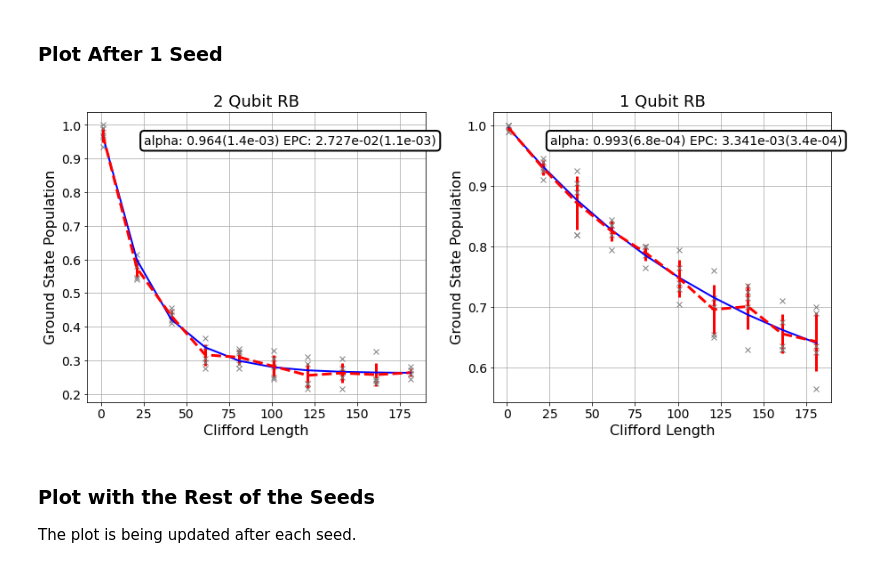
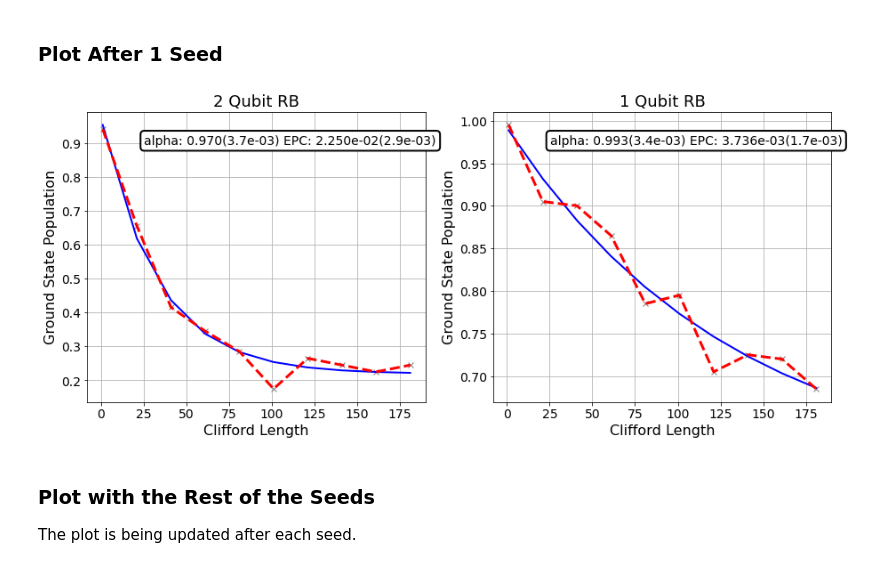
Before and after one commit to qiskit-community/qiskit-ignis, a Jupyter notebook: qiskit/ignis/verification/randomized_benchmarking/experiments/randomized_benchmarking.ipynb, the cells around one changed output. Cells and saved outputs as stored; diff of their text form; code cells hidden in the pictures.

```diff
--- a/qiskit/ignis/verification/randomized_benchmarking/experiments/randomized_benchmarking.ipynb
+++ b/qiskit/ignis/verification/randomized_benchmarking/experiments/randomized_benchmarking.ipynb
@@ -56,8 +56,8 @@ length_multiplier = [1,3]
 
 We generate RB experiments. We start with a small example (so it doesn't take too long to run). This is done by using the `RBExperiment` class.
 # %%
-exp02 = RBExperiment(nseeds=nseeds, qubits=[0,2], lengths=nCliffs)
-exp1 = RBExperiment(nseeds=nseeds, qubits=[1], lengths=nCliffs)
+exp02 = RBExperiment(nseeds=1, qubits=[0,2], lengths=nCliffs)
+exp1 = RBExperiment(nseeds=1, qubits=[1], lengths=nCliffs)
 # %% [markdown]
 As an example, we print the circuit corresponding to the first RB sequence of the 2-qubit experiment:
 # %%
@@ -153,19 +133,18 @@ $$ EPC = \frac{2^n-1}{2^n} (1-\alpha)$$
 # %%
 plt.figure(figsize=(15, 6))
 
 for i in range(2):
     ax = plt.subplot(1, 2, i+1)
-    pattern_ind = i
 
     # Plot the essence by calling plot_rb_data
-    results[i].plot(pattern_ind, ax=ax, add_label=True, show_plt=False)
+    results[i].plot(i, ax=ax, add_label=True, show_plt=False)
 
     # Add title and label
     ax.set_title('%d Qubit RB'%(results[i].num_qubits()), fontsize=18)
 
 plt.show()
 # %% [output]
-[figure, old version]
+[figure, new version]
 # %% [markdown]
 ### Plot with the Rest of the Seeds
 The plot is being updated after each seed.
```
Also changed, not shown: parts of 4 cells of this notebook, 3 other files.
